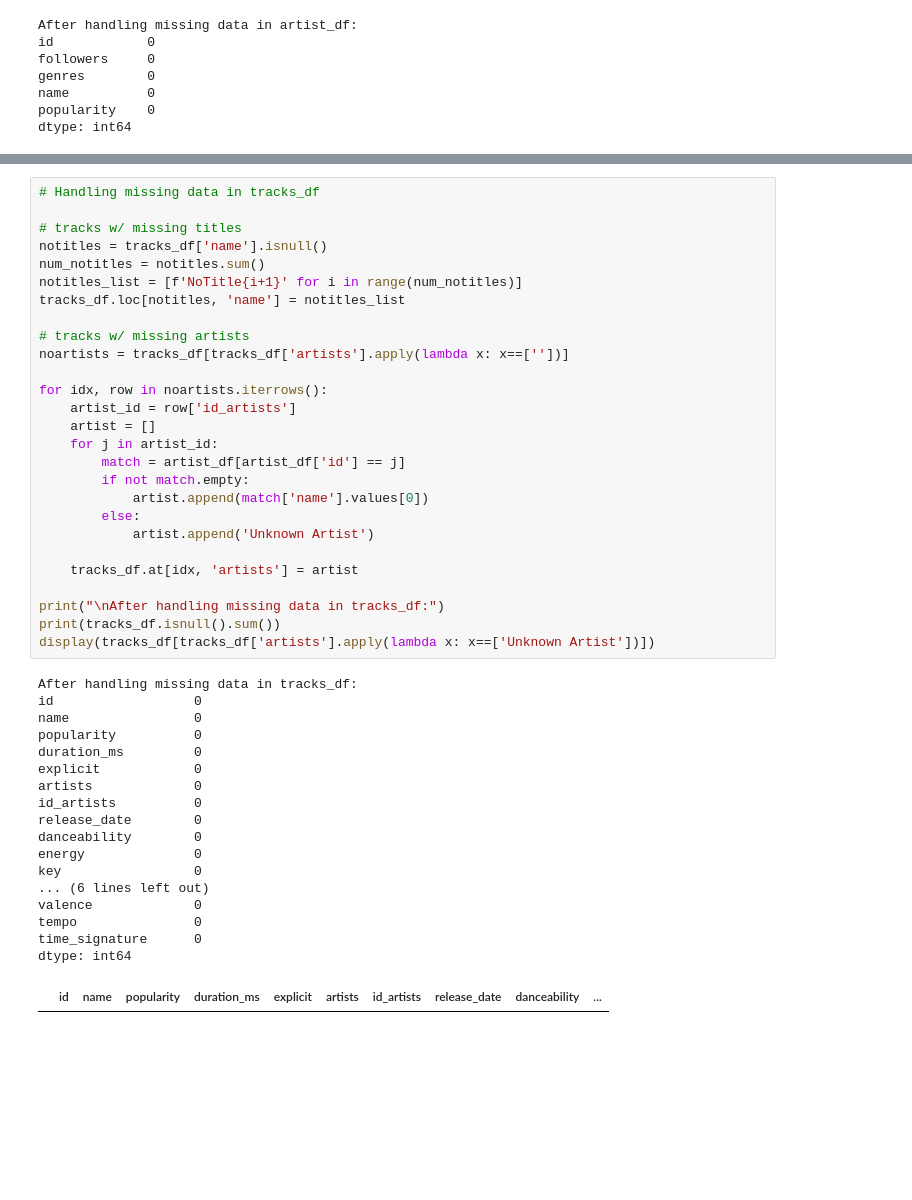
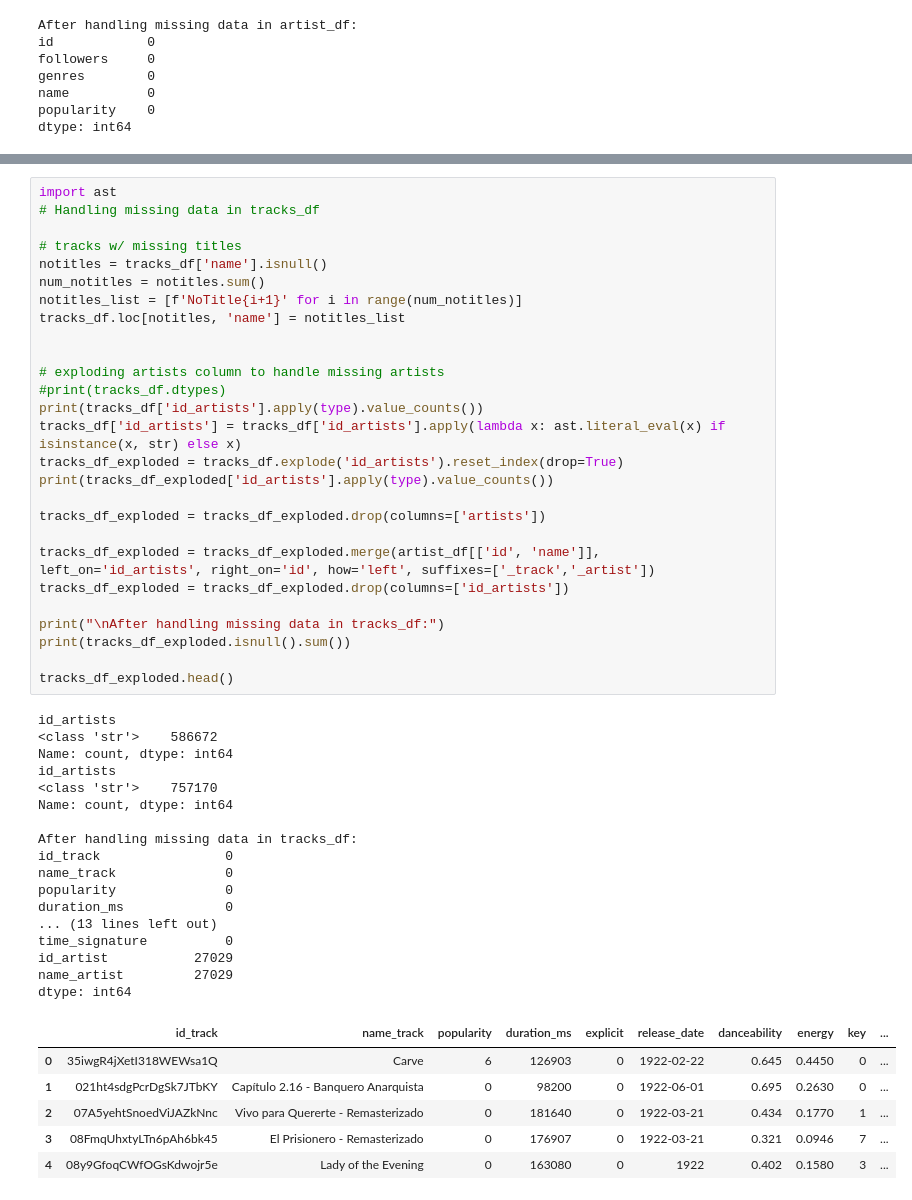
Before and after one commit to jasminetanjm/spotify_DA, a Jupyter notebook: spotifyDA.ipynb, the cells around one changed output, grey strips where cells are left out. Drawn from its saved outputs; the diff is of its cells as text; blank space fills up the shorter version.

Commit message:
Update spotifyDA.ipynb with exploding of both tracks and artists df and then analyzing the relationship between number of tracks released and popularity scores of tracks for artists)

```diff
--- a/spotifyDA.ipynb
+++ b/spotifyDA.ipynb
@@ -102,46 +147,51 @@ dtype: int64
 # %%
+import ast
 # Handling missing data in tracks_df
 
 # tracks w/ missing titles
 notitles = tracks_df['name'].isnull()
 num_notitles = notitles.sum()
 notitles_list = [f'NoTitle{i+1}' for i in range(num_notitles)]
 tracks_df.loc[notitles, 'name'] = notitles_list
 
-# tracks w/ missing artists
-noartists = tracks_df[tracks_df['artists'].apply(lambda x: x==[''])]
 
-for idx, row in noartists.iterrows():
-    artist_id = row['id_artists']
-    artist = []
-    for j in artist_id:
-        match = artist_df[artist_df['id'] == j]
-        if not match.empty:
-            artist.append(match['name'].values[0])
-        else:
-            artist.append('Unknown Artist')
+# exploding artists column to handle missing artists
+#print(tracks_df.dtypes)
+print(tracks_df['id_artists'].apply(type).value_counts())
+tracks_df['id_artists'] = tracks_df['id_artists'].apply(lambda x: ast.literal_eval(x) if isinstance(x, str) else x)
+tracks_df_exploded = tracks_df.explode('id_artists').reset_index(drop=True)
+print(tracks_df_exploded['id_artists'].apply(type).value_counts())
 
-    tracks_df.at[idx, 'artists'] = artist
+tracks_df_exploded = tracks_df_exploded.drop(columns=['artists'])
+
+tracks_df_exploded = tracks_df_exploded.merge(artist_df[['id', 'name']], left_on='id_artists', right_on='id', how='left', suffixes=['_track','_artist'])
+tracks_df_exploded = tracks_df_exploded.drop(columns=['id_artists'])
 
 print("\nAfter handling missing data in tracks_df:")
-print(tracks_df.isnull().sum())
-display(tracks_df[tracks_df['artists'].apply(lambda x: x==['Unknown Artist'])])
+print(tracks_df_exploded.isnull().sum())
+
+tracks_df_exploded.head()
 # %% [output]
+id_artists
+<class 'str'>    586672
+Name: count, dtype: int64
+id_artists
+<class 'str'>    757170
+Name: count, dtype: int64
+
 After handling missing data in tracks_df:
-id                  0
-name                0
-popularity          0
-duration_ms         0
-explicit            0
-artists             0
-id_artists          0
-release_date        0
-danceability        0
-energy              0
-key                 0
-... (6 lines left out)
-valence             0
-tempo               0
-time_signature      0
+id_track                0
+name_track              0
+popularity              0
+duration_ms             0
+... (13 lines left out)
+time_signature          0
+id_artist           27029
+name_artist         27029
 dtype: int64
-|  | id | name | popularity | duration_ms | explicit | artists | id_artists | release_date | danceability | ... |
+|  | id_track | name_track | popularity | duration_ms | explicit | release_date | danceability | energy | key | ... |
+| 0 | 35iwgR4jXetI318WEWsa1Q | Carve | 6 | 126903 | 0 | 1922-02-22 | 0.645 | 0.4450 | 0 | ... |
+| 1 | 021ht4sdgPcrDgSk7JTbKY | Capítulo 2.16 - Banquero Anarquista | 0 | 98200 | 0 | 1922-06-01 | 0.695 | 0.2630 | 0 | ... |
+| 2 | 07A5yehtSnoedViJAZkNnc | Vivo para Quererte - Remasterizado | 0 | 181640 | 0 | 1922-03-21 | 0.434 | 0.1770 | 1 | ... |
+| 3 | 08FmqUhxtyLTn6pAh6bk45 | El Prisionero - Remasterizado | 0 | 176907 | 0 | 1922-03-21 | 0.321 | 0.0946 | 7 | ... |
+| 4 | 08y9GfoqCWfOGsKdwojr5e | Lady of the Evening | 0 | 163080 | 0 | 1922 | 0.402 | 0.1580 | 3 | ... |
```
Also changed, not shown: parts of 13 cells of this notebook.
